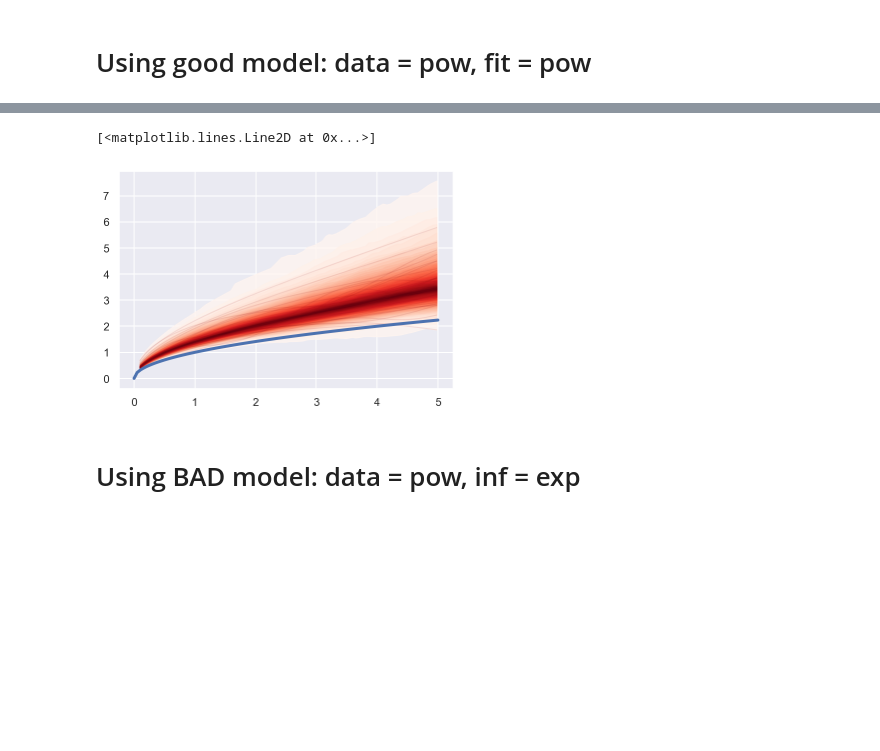
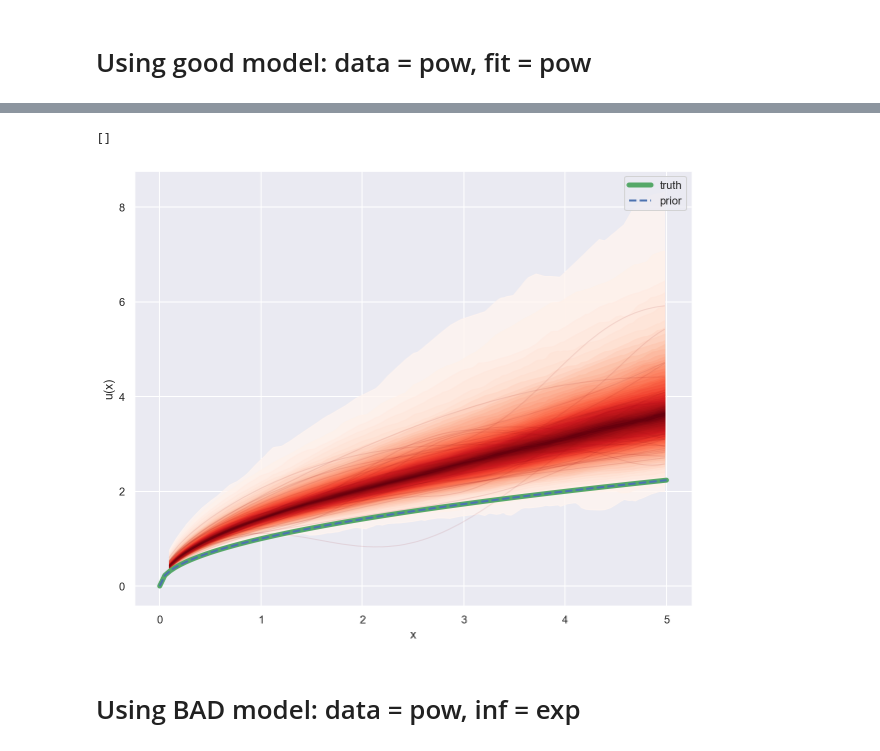
Before and after one commit to AurelienNioche/TransformedGP, a Jupyter notebook: distorted-utility.ipynb, the cells around one changed output, grey strips where cells are left out. Saved outputs shown, nothing was run; the diff lists cells and outputs as text; code cells hidden in the pictures; blank space fills up the shorter version.

```diff
--- a/distorted-utility.ipynb
+++ b/distorted-utility.ipynb
@@ -189,6 +189,9 @@ ax.plot(np.linspace(0, 5, 100), u_data(np.linspace(0, 5, 100)), lw=3, color='C0'
 [figure]
 # %% [markdown]
 # Using BAD model: data = exp, inf = pow
+# %%
+u_data = lambda x: 1 - np.exp(-2.725*x)
+x_sorted, p_sorted, undo_sorted, choices = generate_data(u=u_data)
 # %%
 u_model = lambda x: x**0.06
 model, gp = build_model(u=u_model, x_sorted=x_sorted, p_sorted=p_sorted, undo_sorted=undo_sorted, choices=choices)
@@ -240,12 +249,17 @@ with model:
 # %% [output]
 [interactive output not drawn]
 # %%
-fig, ax = plt.subplots()
+fig, ax = plt.subplots(figsize=(10, 8))
 pm.gp.util.plot_gp_dist(ax, pred_samples["f"], x_sorted.reshape(-1, 1))
-ax.plot(np.linspace(0, 5, 100), u_data(np.linspace(0, 5, 100)), lw=3, color='C0')
+ax.plot(np.linspace(0, 5, 100), u_data(np.linspace(0, 5, 100)), lw=5, color='C2', label="truth")
+ax.plot(np.linspace(0, 5, 100), u_data(np.linspace(0, 5, 100)), lw=2, ls='--', color='C0', label="prior")
+ax.set_xlabel("x")
+ax.set_ylabel("u(x)")
+ax.legend()
+plt.plot()
 # %% [output]
-[<matplotlib.lines.Line2D at 0x...>]
+[]
-[figure, old version]
+[figure, new version]
 # %% [markdown]
 # Using BAD model: data = pow, inf = exp
 # %%
```
Also changed, not shown: parts of 15 cells of this notebook, 1 other file.
